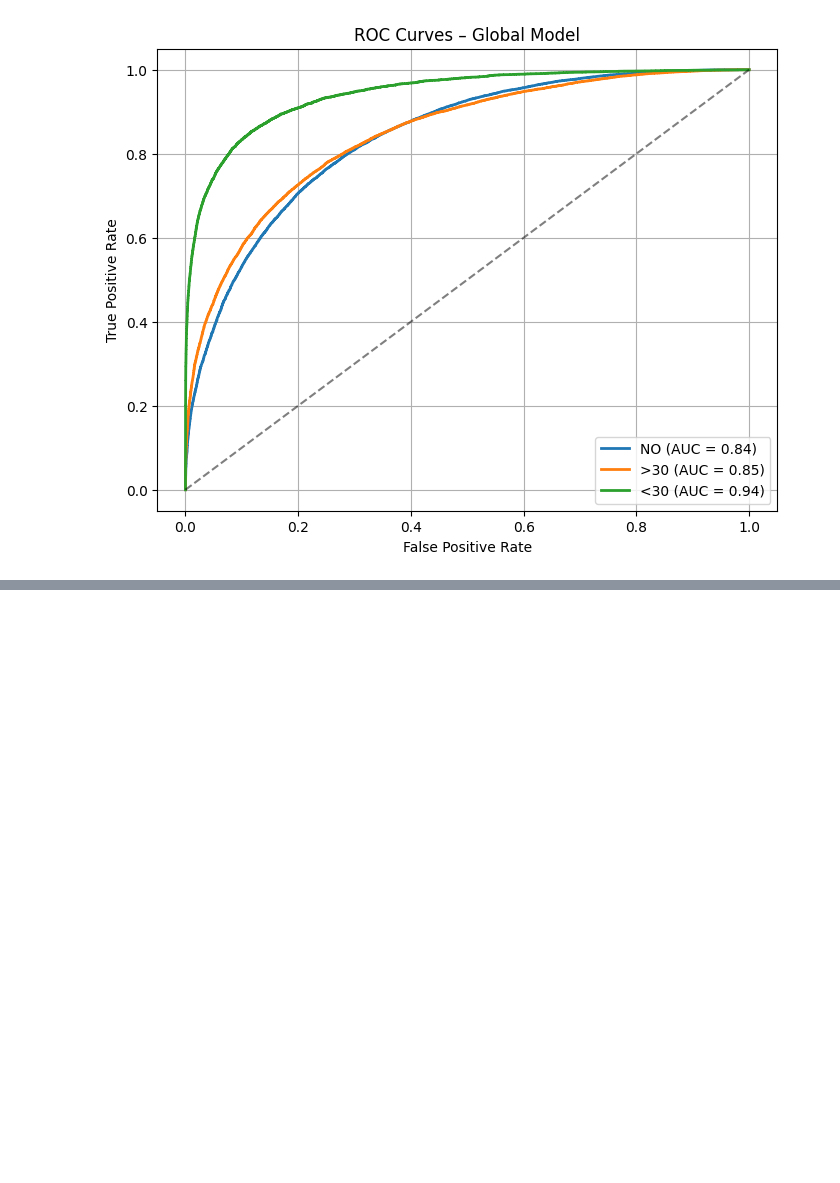
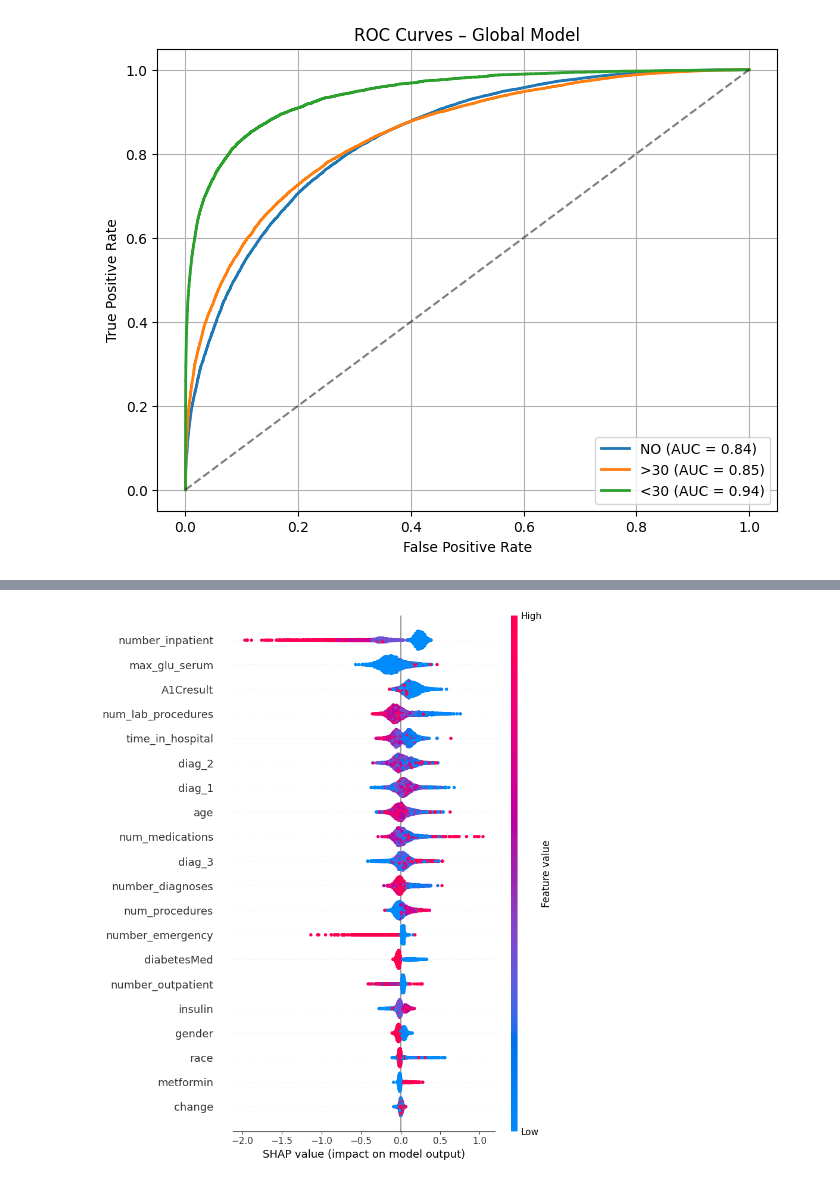
Before and after one commit to nayanjikar09/Diabetic-Readmission-Federated-Learning, a Jupyter notebook: server/globle_model_eval.ipynb, the cells around one changed output, grey strips where cells are left out. Cells and saved outputs as stored; diff of their text form; code cells hidden in the pictures; blank space fills up the shorter version.

```diff
--- a/server/globle_model_eval.ipynb
+++ b/server/globle_model_eval.ipynb
@@ -200,3 +200,94 @@ plt.show()
 weighted avg       0.74      0.71      0.71    101766
 [figure]
 [figure]
+# %%
+import pandas as pd
+import numpy as np
+import shap
+import matplotlib.pyplot as plt
+
+# ---------------- LOAD DATA ----------------
+df = pd.read_csv(
+    r"E:\semm 8\federated_learning\federated_3\a-synthetic data\A_synthetic_diabetic_data.csv"
+)
+
+# ---------------- FEATURES ----------------
+features = [
+    'race','gender','age','time_in_hospital','num_lab_procedures',
+    'num_procedures','num_medications','number_outpatient',
+    'number_emergency','number_inpatient','diag_1','diag_2','diag_3',
+    'number_diagnoses','metformin','repaglinide','nateglinide',
+    'chlorpropamide','glimepiride','acetohexamide','glipizide',
+    'glyburide','tolbutamide','pioglitazone','rosiglitazone',
+    'acarbose','miglitol','troglitazone','tolazamide','examide',
+    'citoglipton','insulin','glyburide-metformin',
+    'glipizide-metformin','glimepiride-pioglitazone',
+    'metformin-rosiglitazone','metformin-pioglitazone',
+    'change','diabetesMed','A1Cresult','max_glu_serum','weight'
+]
+
+# ---------------- PREPROCESS ----------------
+df['gender'] = df['gender'].map({'Male':0, 'Female':1, 'Unknown/Invalid':2}).fillna(2)
+df['age'] = df['age'].map({
+    '[0-10)':5, '[10-20)':15, '[20-30)':25, '[30-40)':35,
+    '[40-50)':45, '[50-60)':55, '[60-70)':65,
+    '[70-80)':75, '[80-90)':85, '[90-100)':95
+}).fillna(45)
+
+for col in features:
+    if df[col].dtype == 'object':
+        df[col] = pd.Categorical(df[col]).codes
+
+# ---------------- FEATURE MATRIX & TARGET ----------------
+X_fed = df[features].astype(float)
+y_true = df["readmitted"].map({"NO":0, ">30":1, "<30":2}).astype(int)
+
+# ---------------- SAMPLE FOR SHAP ----------------
+# Take 5000 random rows for SHAP (faster computation)
+X_sample = X_fed.sample(n=5000, random_state=42)
+y_sample = y_true.loc[X_sample.index]
+
+# ---------------- FEDERATED ENSEMBLE SHAP ----------------
+# Load your models and weights first
+import pickle
+with open("global_model.pkl", "rb") as f:
+    ensemble = pickle.load(f)
+
+models = ensemble["models"]
+weights = ensemble["weights"]
+weights = np.array(weights) / np.sum(weights)  # normalize
+
+num_samples = X_sample.shape[0]
+num_features = X_sample.shape[1]
+num_classes = 3
+
+shap_values_ensemble = np.zeros((num_samples, num_features, num_classes))
+
+# Compute SHAP for each model and aggregate
+for model, w in zip(models, weights):
+    explainer = shap.TreeExplainer(model)
+    shap_exp = explainer(X_sample)  # Returns shap.Explanation
+    shap_values_ensemble += shap_exp.values * w
+
+# ---------------- VISUALIZATION ----------------
+class_names = ["NO", ">30", "<30"]
+
+# Summary plot (beeswarm) per class
+for i, class_name in enumerate(class_names):
+    print(f"\n📊 SHAP Summary (Beeswarm) for class '{class_name}'")
+    shap.summary_plot(shap_values_ensemble[:, :, i], X_sample, feature_names=X_sample.columns)
+
+# Bar plot per class
+for i, class_name in enumerate(class_names):
+    print(f"\n📊 SHAP Bar Plot for class '{class_name}'")
+    shap.summary_plot(shap_values_ensemble[:, :, i], X_sample, feature_names=X_sample.columns, plot_type="bar")
+
+# Force plot for first sample, class '>30'
+shap.force_plot(
+    base_value=0,
+    shap_values=shap_values_ensemble[0, :, 1],
+    features=X_sample.iloc[0, :],
+    feature_names=X_sample.columns,
+    matplotlib=True
+)
+# %% [output]
@@ -202,0 +295 @@ weighted avg       0.74      0.71      0.71    101766
+[figure, added]
```
Also changed, not shown: parts of 1 cell of this notebook, 7 other files.
